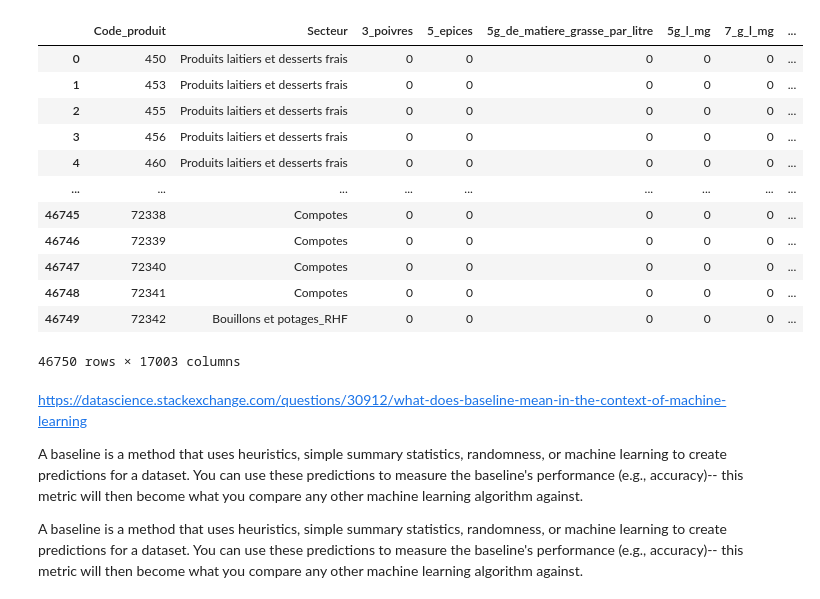
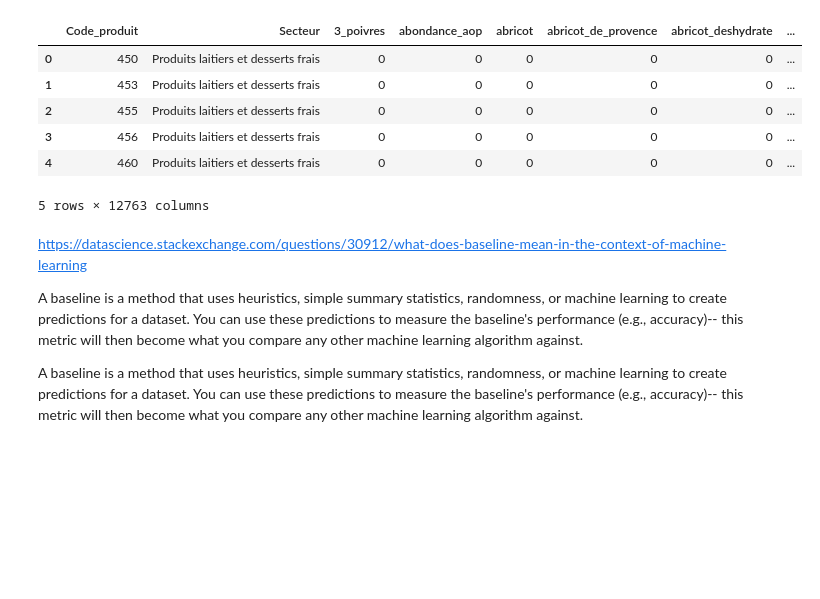
Before and after one commit to Thomasaujoux/food-classification, a Jupyter notebook: models/multinomial_naive_bayes.ipynb, the cells around one changed output. Drawn from its saved outputs; the diff is of its cells as text; code cells hidden in the pictures; blank space fills up the shorter version.

```diff
--- a/models/multinomial_naive_bayes.ipynb
+++ b/models/multinomial_naive_bayes.ipynb
@@ -1,3 +77,5 @@
 # %%
 import pandas as pd
-df = pd.read_csv(r'C:\Users\Thomas Aujoux\Documents\GitHub\food-classification\Exploratory_Data_Analysis\simply_clean_dict.csv')
+df = pd.read_csv(r'C:\Users\Thomas Aujoux\Documents\GitHub\food-classification\data_preparation\clean_.csv')
+df = df[["Code_produit", "Secteur", "Ingrédient"]]
+df.head()
@@ -38,19 +89,23 @@ new_df = pd.concat([df[["Code_produit", "Secteur"]], df5], axis=1)
+# %%
+df_new = df.groupby(['Code_produit', 'Secteur'])['Ingrédient'].agg(lambda col: ' '.join(col)).reset_index(name='Ingrédient')
+
+from sklearn.feature_extraction.text import CountVectorizer
+coun_vect = CountVectorizer(token_pattern='\\b(\\w+[\\.,%_1234567890:()]?\\w+)\\b')
+count_matrix = coun_vect.fit_transform(df_new['Ingrédient'])
+count_array = count_matrix.toarray()
+df_vect = pd.DataFrame(data=count_array,columns = coun_vect.get_feature_names_out())
+new_df = pd.concat([df_new[["Code_produit", "Secteur"]], df_vect], axis=1)
+new_df = new_df.drop(['_ananas', '_b1,_b9', '_b1,_b9_et_provitamine_a', '_b12', '_caillettes_de_boeuf_en_proportions_naturelles', '_carotte,_potiron_et_spiruline', '_d_avoine,_de_riz_et_d_epeautre', '_d_orge_et_de_riz', '_de_cassis_et_de_mure', '_de_cuivre', '_de_cuivre_et_de_manganese', '_de_matiere_grasse', '_de_matieres_grasses_au_lait_demi_ecreme_pasteurise', '_de_mg', '_de_thym,_de_laurier', '_e', '_gr', '_lb.rhamnosus', '_maigre_de_tete,_viande_et_couenne_de_porc', '_mg', '_paprika', '_provitamine_a', '_rooibos_et_du_melange_de_13_plantes_ricola', '_tournesol', '_vanille'], axis=1)
 # %%
-new_df
+new_df.head()
 # %% [output]
-|  | Code_produit | Secteur | 3_poivres | 5_epices | 5g_de_matiere_grasse_par_litre | 5g_l_mg | 7_g_l_mg | ... |
+|  | Code_produit | Secteur | 3_poivres | abondance_aop | abricot | abricot_de_provence | abricot_deshydrate | ... |
 | 0 | 450 | Produits laitiers et desserts frais | 0 | 0 | 0 | 0 | 0 | ... |
 | 1 | 453 | Produits laitiers et desserts frais | 0 | 0 | 0 | 0 | 0 | ... |
 | 2 | 455 | Produits laitiers et desserts frais | 0 | 0 | 0 | 0 | 0 | ... |
 | 3 | 456 | Produits laitiers et desserts frais | 0 | 0 | 0 | 0 | 0 | ... |
 | 4 | 460 | Produits laitiers et desserts frais | 0 | 0 | 0 | 0 | 0 | ... |
-| ... | ... | ... | ... | ... | ... | ... | ... | ... |
-| 46745 | 72338 | Compotes | 0 | 0 | 0 | 0 | 0 | ... |
-| 46746 | 72339 | Compotes | 0 | 0 | 0 | 0 | 0 | ... |
-| 46747 | 72340 | Compotes | 0 | 0 | 0 | 0 | 0 | ... |
-| 46748 | 72341 | Compotes | 0 | 0 | 0 | 0 | 0 | ... |
-| 46749 | 72342 | Bouillons et potages_RHF | 0 | 0 | 0 | 0 | 0 | ... |
-46750 rows × 17003 columns
+5 rows × 12763 columns
 # %%
 y = new_df["Secteur"]
 df_features = new_df.drop(["Code_produit", "Secteur"], axis=1)
```
Also changed, not shown: parts of 28 cells of this notebook, 2 other files.
